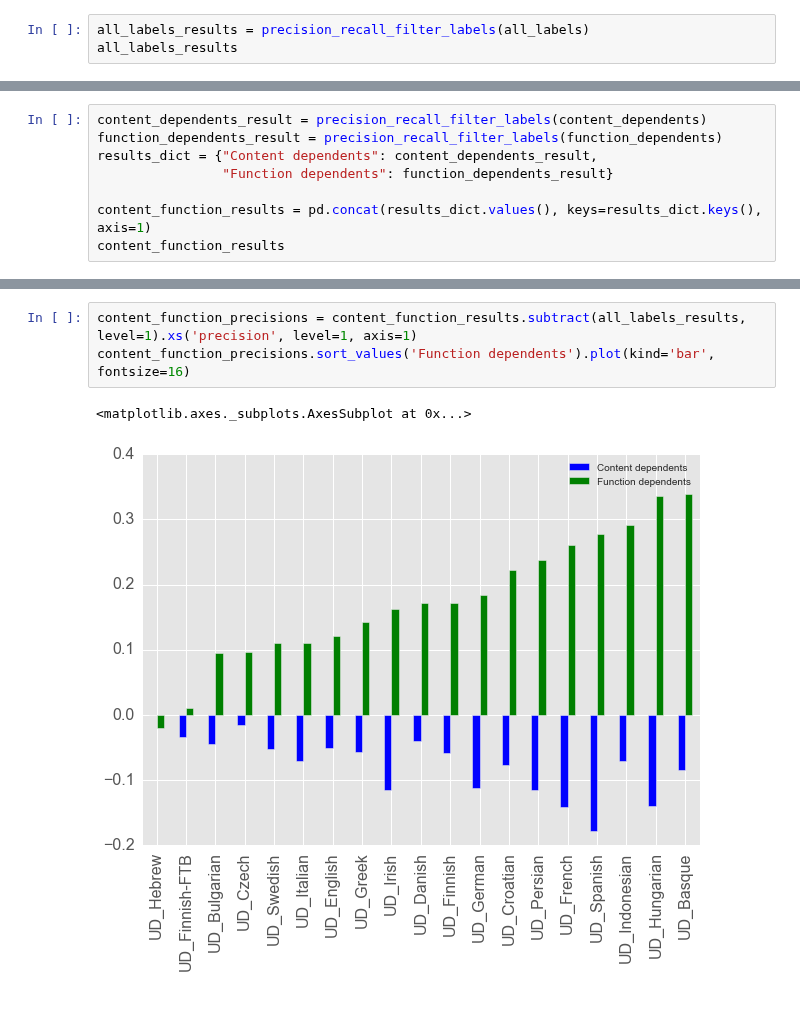
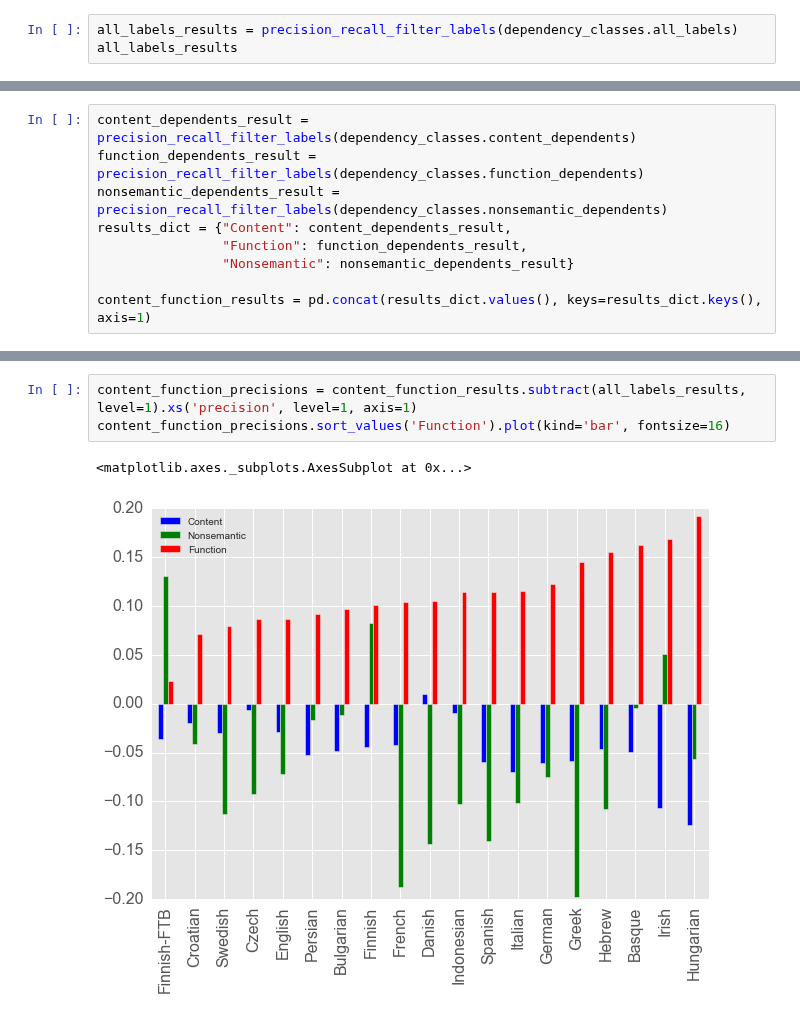
Before and after one commit to jimmycallin/udeval, a Jupyter notebook: notebooks/5. Analysis of parser results (Maltparser, default settings).ipynb, the cells around one changed output, grey strips where cells are left out. Cells and saved outputs as stored; diff of their text form.

```diff
--- a/notebooks/5. Analysis of parser results (Maltparser, default settings).ipynb
+++ b/notebooks/5. Analysis of parser results (Maltparser, default settings).ipynb
@@ -157,5 +117,5 @@ dtype: float64
 # %%
-all_labels_results = precision_recall_filter_labels(all_labels)
+all_labels_results = precision_recall_filter_labels(dependency_classes.all_labels)
 all_labels_results
 # %% [output]
 |  | precision | recall |
@@ -207,10 +144,11 @@ We calculate the precision and recall only using the labels classified as conten
 
 #### Absolute performance
 # %%
-content_dependents_result = precision_recall_filter_labels(content_dependents)
-function_dependents_result = precision_recall_filter_labels(function_dependents)
-results_dict = {"Content dependents": content_dependents_result,
-                "Function dependents": function_dependents_result}
+content_dependents_result = precision_recall_filter_labels(dependency_classes.content_dependents)
+function_dependents_result = precision_recall_filter_labels(dependency_classes.function_dependents)
+nonsemantic_dependents_result = precision_recall_filter_labels(dependency_classes.nonsemantic_dependents)
+results_dict = {"Content": content_dependents_result,
+                "Function": function_dependents_result,
+                "Nonsemantic": nonsemantic_dependents_result}
 
 content_function_results = pd.concat(results_dict.values(), keys=results_dict.keys(), axis=1)
-content_function_results
@@ -236,6 +177,6 @@ content_function_results
 # %%
 content_function_precisions = content_function_results.subtract(all_labels_results, level=1).xs('precision', level=1, axis=1)
-content_function_precisions.sort_values('Function dependents').plot(kind='bar', fontsize=16)
+content_function_precisions.sort_values('Function').plot(kind='bar', fontsize=16)
 # %% [output]
 <matplotlib.axes._subplots.AxesSubplot at 0x...>
-[figure, old version]
+[figure, new version]
```
Also changed, not shown: parts of 20 cells of this notebook, 1 other file.
